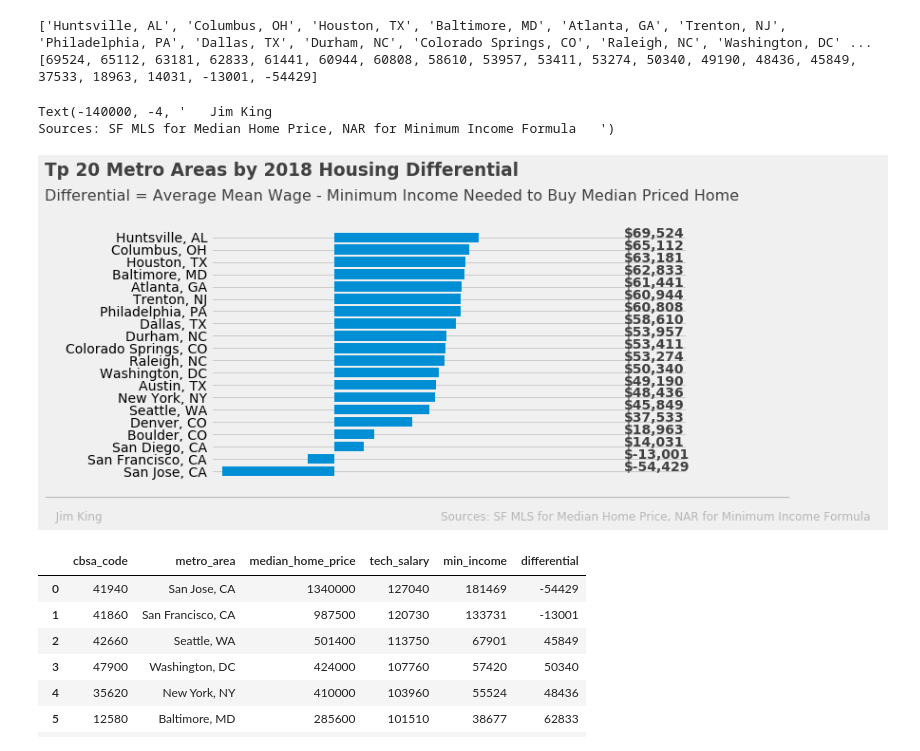
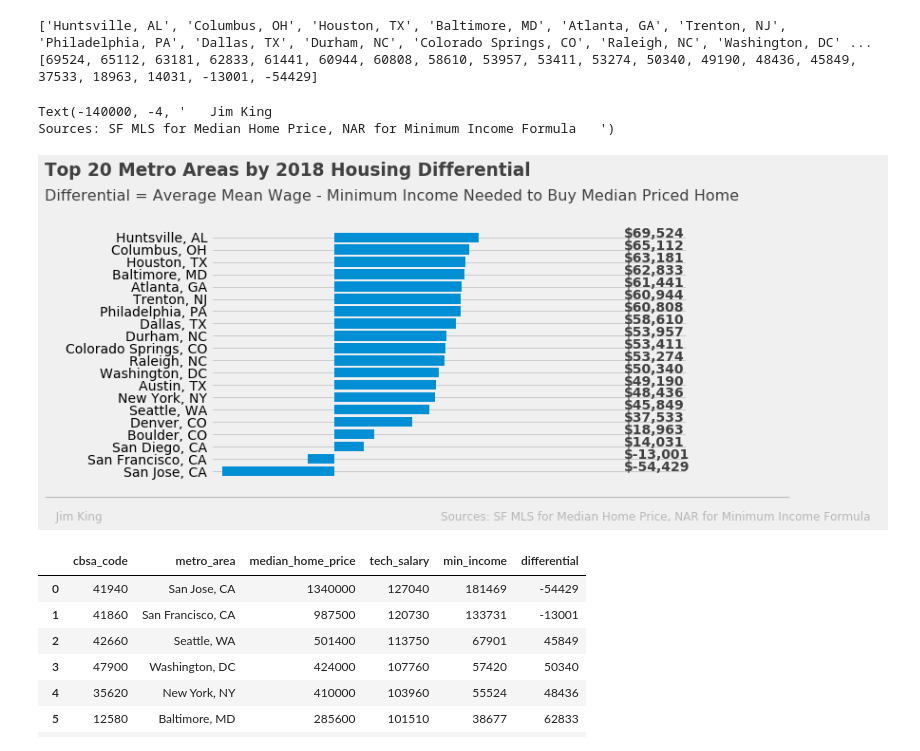
Before and after one commit to Ahdeny/SF_Real_Estate_Project, a Jupyter notebook: National_Salary_vs_Housing.ipynb, the cells around one changed output. Cells and saved outputs as stored; diff of their text form; code cells hidden in the pictures.

```diff
--- a/National_Salary_vs_Housing.ipynb
+++ b/National_Salary_vs_Housing.ipynb
@@ -295,35 +295,35 @@ plt.barh(y_pos, salary)
 
 # Y axis past 0 & above 20 -- grid line will pass 0 & 20 marker
 plt.ylim(-2,25)
 plt.xlim(-60000, 170000)
 
 # Y-labels to only these
 plt.yticks(y_pos, metro_area);
 
 # X-labels and changing label names
 ax.set_xticks([])
 
 # Plot amounts
 for i, v in enumerate(y_pos):
     ax.text(v + 140000, i + 0, '${:,.0f}'.format(x_pos[i]), color='#414141', fontweight='bold')
 
 # Title text
-ax.text(x=-140000, y=24, s="Tp 20 Metro Areas by 2018 Housing Differential", fontsize=18.5, fontweight='semibold', color='#414141')
+ax.text(x=-140000, y=24, s="Top 20 Metro Areas by 2018 Housing Differential", fontsize=18.5, fontweight='semibold', color='#414141')
 
 # Subtitle text
 ax.text(x=-140000, y=22, s='Differential = Average Mean Wage - Minimum Income Needed to Buy Median Priced Home', fontsize=16, color='#414141');
 
 # The other signature bar
 ax.text(x = -140000, y = -2,
     s = '________________________________________________________________________________________________________________',
     color = 'grey', alpha = .5)
 
 ax.text(x = -140000, y = -4,
     s = '   Jim King                                                                                            Sources: SF MLS for Median Home Price, NAR for Minimum Income Formula   ',
     fontsize = 12, color = 'grey', alpha = .5)
 # %% [output]
 Text(-140000, -4, '   Jim King                                                                                            Sources: SF MLS for Median Home Price, NAR for Minimum Income Formula   ')
-[figure, old version]
+[figure, new version]
 # %%
 top_salaries = final_df.sort_values(by=['tech_salary'], ascending=False)[:20]
 top_salaries.head(20)
```
Also changed, not shown: parts of 1 cell of this notebook.
